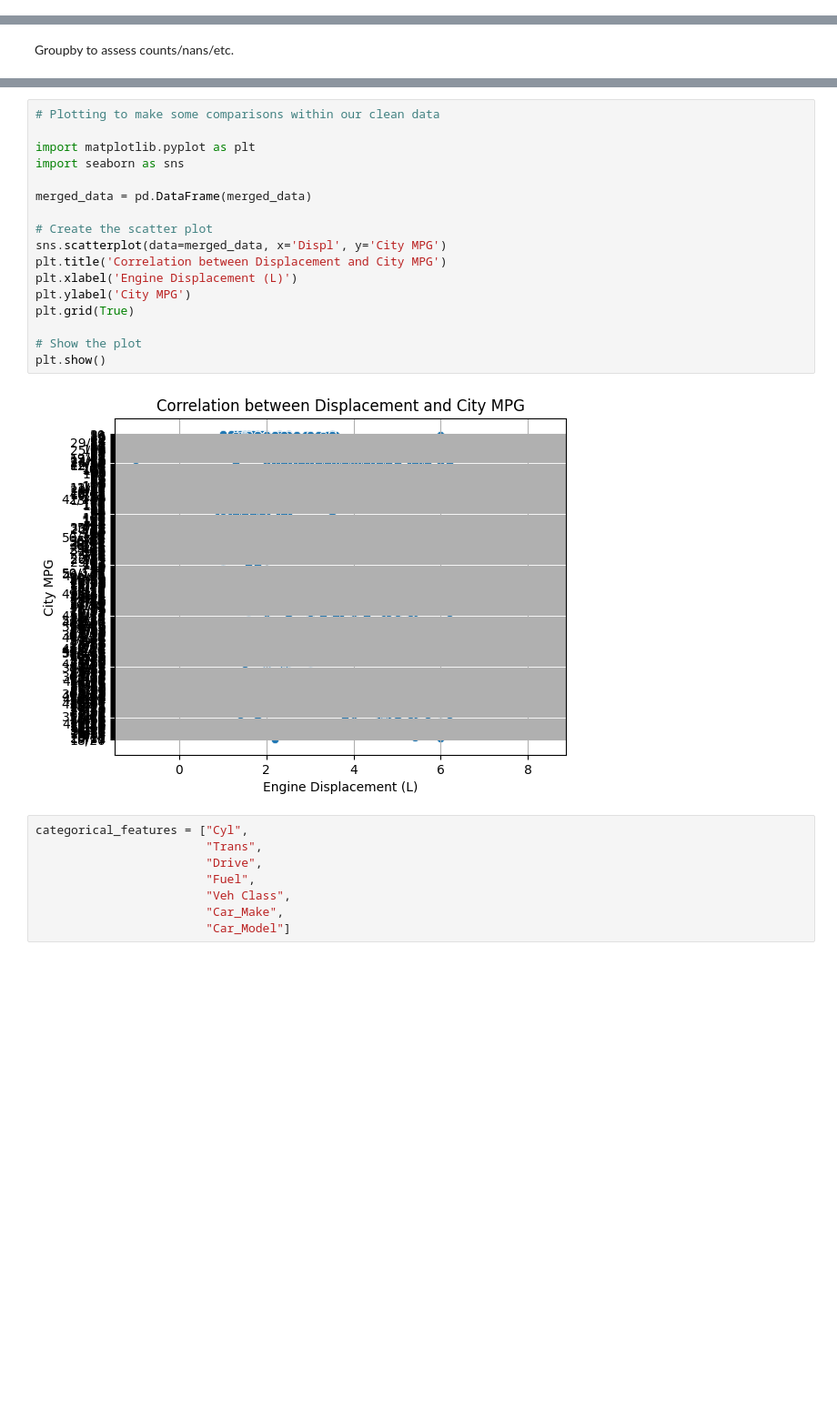
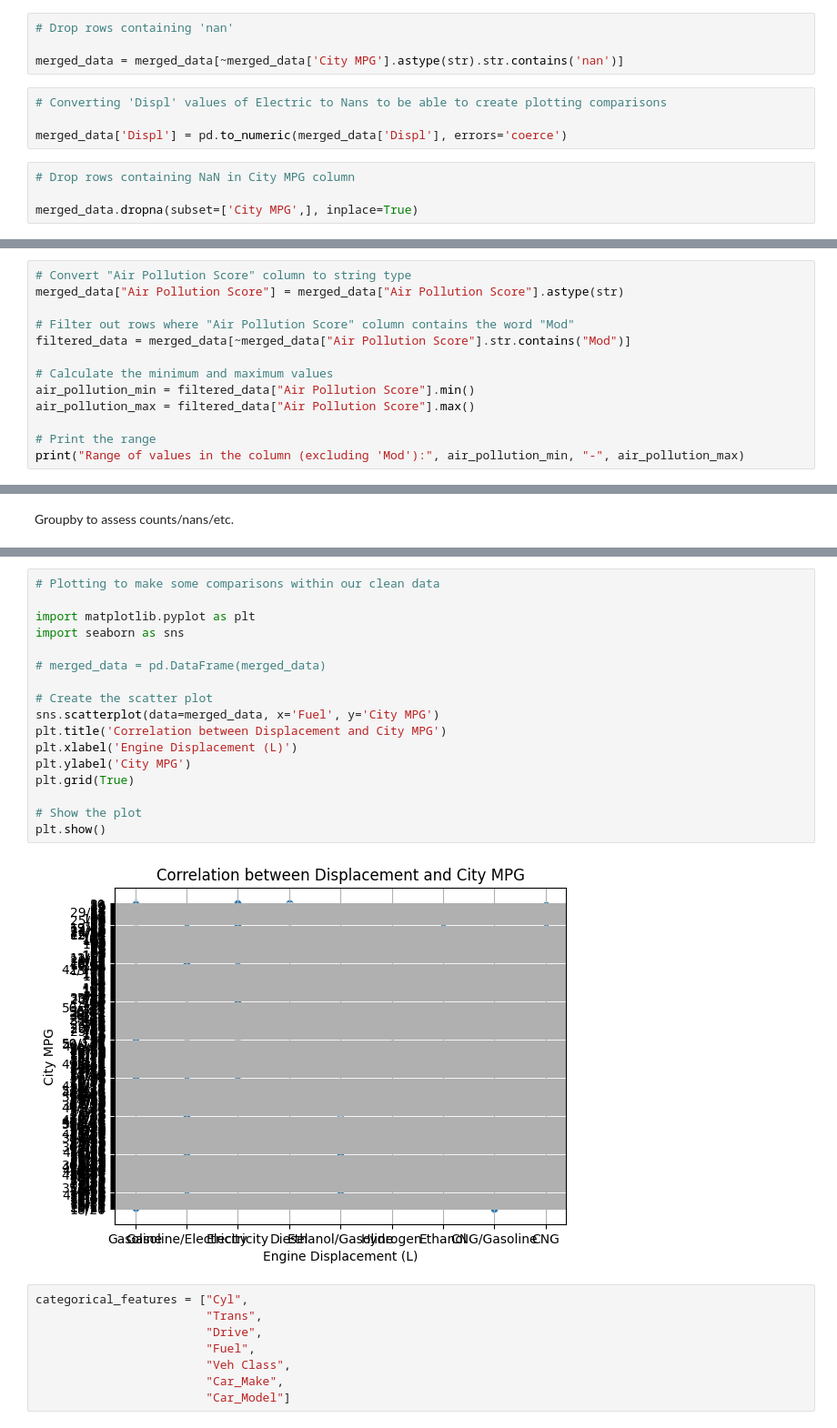
Before and after one commit to 4GeeksAcademy/World-Data-Final-Project, a Jupyter notebook: src/Auto_MPG_Dive.ipynb, the cells around one changed output, grey strips where cells are left out. Shown at 91% size. Saved outputs shown, nothing was run; the diff lists cells and outputs as text; blank space fills up the shorter version.

```diff
--- a/src/Auto_MPG_Dive.ipynb
+++ b/src/Auto_MPG_Dive.ipynb
@@ -160,0 +239,12 @@ Column Comb CO2 was already removed.
+# %%
+# Drop rows containing 'nan'
+
+merged_data = merged_data[~merged_data['City MPG'].astype(str).str.contains('nan')]
+# %%
+# Converting 'Displ' values of Electric to Nans to be able to create plotting comparisons
+
+merged_data['Displ'] = pd.to_numeric(merged_data['Displ'], errors='coerce')
+# %%
+# Drop rows containing NaN in City MPG column
+
+merged_data.dropna(subset=['City MPG',], inplace=True)
@@ -160,0 +264,13 @@ Column Comb CO2 was already removed.
+# %%
+# Convert "Air Pollution Score" column to string type
+merged_data["Air Pollution Score"] = merged_data["Air Pollution Score"].astype(str)
+
+# Filter out rows where "Air Pollution Score" column contains the word "Mod"
+filtered_data = merged_data[~merged_data["Air Pollution Score"].str.contains("Mod")]
+
+# Calculate the minimum and maximum values
+air_pollution_min = filtered_data["Air Pollution Score"].min()
+air_pollution_max = filtered_data["Air Pollution Score"].max()
+
+# Print the range
+print("Range of values in the column (excluding 'Mod'):", air_pollution_min, "-", air_pollution_max)
@@ -383,22 +463,22 @@ Number of occurrences of 'nan' in the column: 0
 # %%
 # Plotting to make some comparisons within our clean data
 
 import matplotlib.pyplot as plt
 import seaborn as sns
 
-merged_data = pd.DataFrame(merged_data)
+# merged_data = pd.DataFrame(merged_data)
 
 # Create the scatter plot
-sns.scatterplot(data=merged_data, x='Displ', y='City MPG')
+sns.scatterplot(data=merged_data, x='Fuel', y='City MPG')
 plt.title('Correlation between Displacement and City MPG')
 plt.xlabel('Engine Displacement (L)')
 plt.ylabel('City MPG')
 plt.grid(True)
 
 # Show the plot
 plt.show()
 # %% [output]
-[figure, old version]
+[figure, new version]
 # %%
 categorical_features = ["Cyl",
                         "Trans",
```
Also changed, not shown: parts of 23 cells of this notebook, 1 other file.
